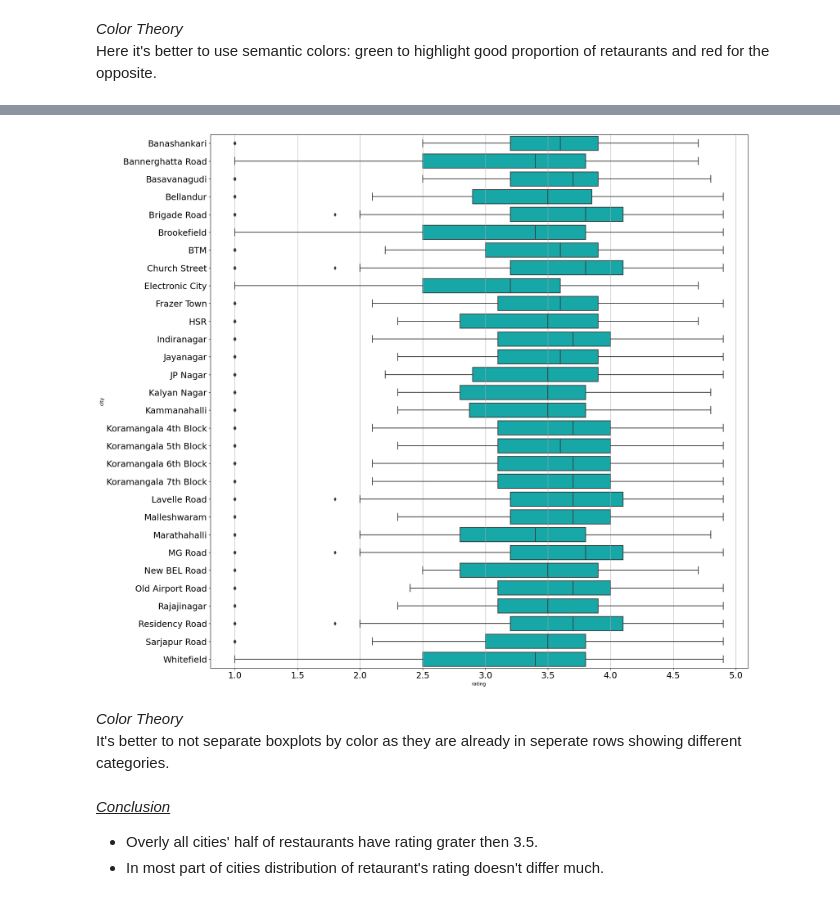
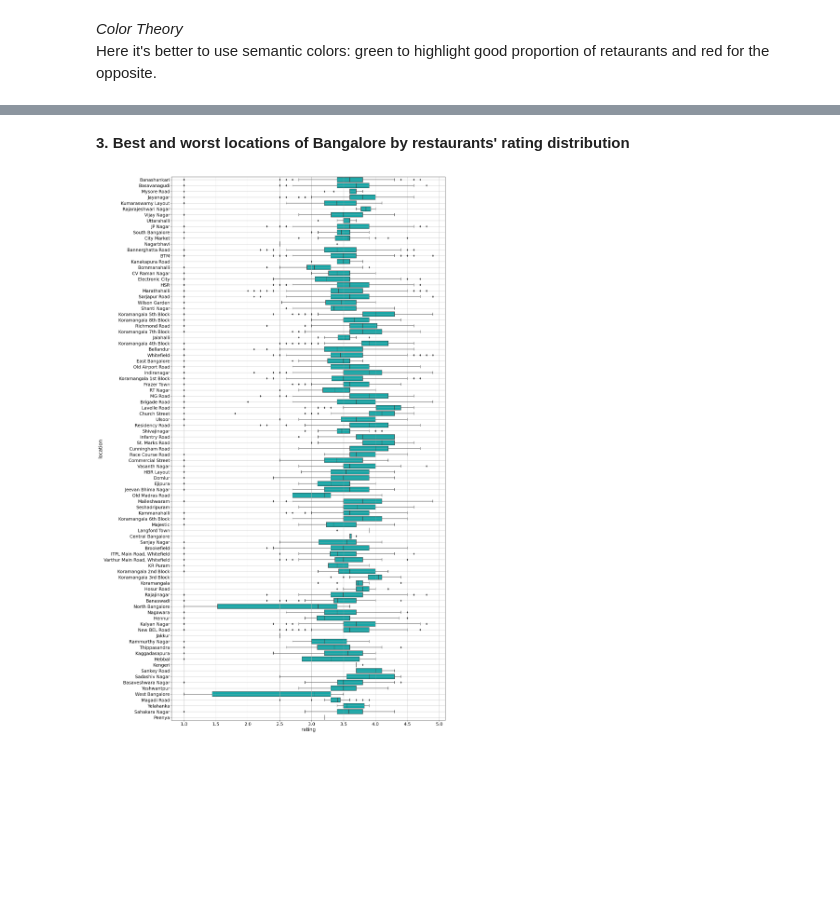
Before and after one commit to DianSim/zomato, a Jupyter notebook: zomato_EDA.ipynb, the cells around one changed output, grey strips where cells are left out. Cells and saved outputs as stored; diff of their text form; code cells hidden in the pictures; blank space fills up the shorter version.

Commit message:
Improvments of analyses, new results, comments of color theory

```diff
--- a/zomato_EDA.ipynb
+++ b/zomato_EDA.ipynb
@@ -421,14 +382,8 @@ for i in zmt.index:
-# %%
-cuisine_menue = zmt.groupby('menu_item').apply(lambda x: x.cuisines.iloc[0])
-for i in zmt.index:
-    if pd.isnull(zmt.loc[i,'cuisines']):
-        zmt.loc[i,'cuisines'] = cuisine_menue[zmt.loc[i,'menu_item']]
 # %%
-ct_rt_cost = zmt.groupby(['city', 'rating']).apply(lambda row: row.cost_for_two.mean())
+ct_rt_cost = zmt.groupby(['location', 'rating']).apply(lambda row: row.cost_for_two.mean())
 
-for i in zmt.index:
-    if pd.isnull(zmt.loc[i,'cost_for_two']):
-        zmt.loc[i,'cost_for_two'] = ct_rt_cost[zmt.loc[i,'city'], zmt.loc[i,'rating']]
+mask = zmt.cost_for_two.isna()
+zmt.loc[mask, 'cost_for_two'] = zmt[mask].apply(lambda row: ct_rt_cost[row['location'], row['rating']], axis=1)
 # %%
 zmt.isna().sum()
 # %% [output]
@@ -451,2 +400,0 @@ As we can see we still have **cuisines** with nans, those are the cuisines for w
-# %%
-zmt.cuisines.fillna(zmt.cuisines.mode()[0], inplace=True)
@@ -469,0 +401,2 @@ dtype: int64
+# %%
+zmt['cost_for_two'].fillna(round(zmt['cost_for_two'].mean(),1),inplace=True)
@@ -527,15 +535,13 @@ From pieplot we can see that more then half of the restaurants provide online de
+# %% [markdown]
+**3. Best and worst locations of Bangalore by restaurants' rating distribution**
 # %%
-fig, ax = plt.subplots(1, 1, figsize = (20, 20))
-b = sns.boxplot(data=zmt, x='rating', y='city', orient='h', ax=ax, color='c')
+fig, ax = plt.subplots(1, 1, figsize = (20, 40))
+b = sns.boxplot(data=zmt, x='rating', y='location', orient='h', ax=ax, color='c')
 b.tick_params(labelsize=18)
-ax.yaxis.grid(False)
+plt.xlabel('rating', fontsize=20)
+plt.ylabel('location', fontsize=20)
+ax.yaxis.grid(True)
 ax.xaxis.grid(True)
+plt.show()
 # %% [output]
-[figure, old version]
+[figure, new version]
-# %% [markdown]
-_Color Theory_
-It's better to not separate boxplots by color as they are already in seperate rows showing different categories.
-# %% [markdown]
-<u>_Conclusion_</u>
-* Overly all cities' half of restaurants have rating grater then 3.5.
-* In most part of cities distribution of retaurant's rating doesn't differ much.
```
Also changed, not shown: parts of 89 cells of this notebook.
